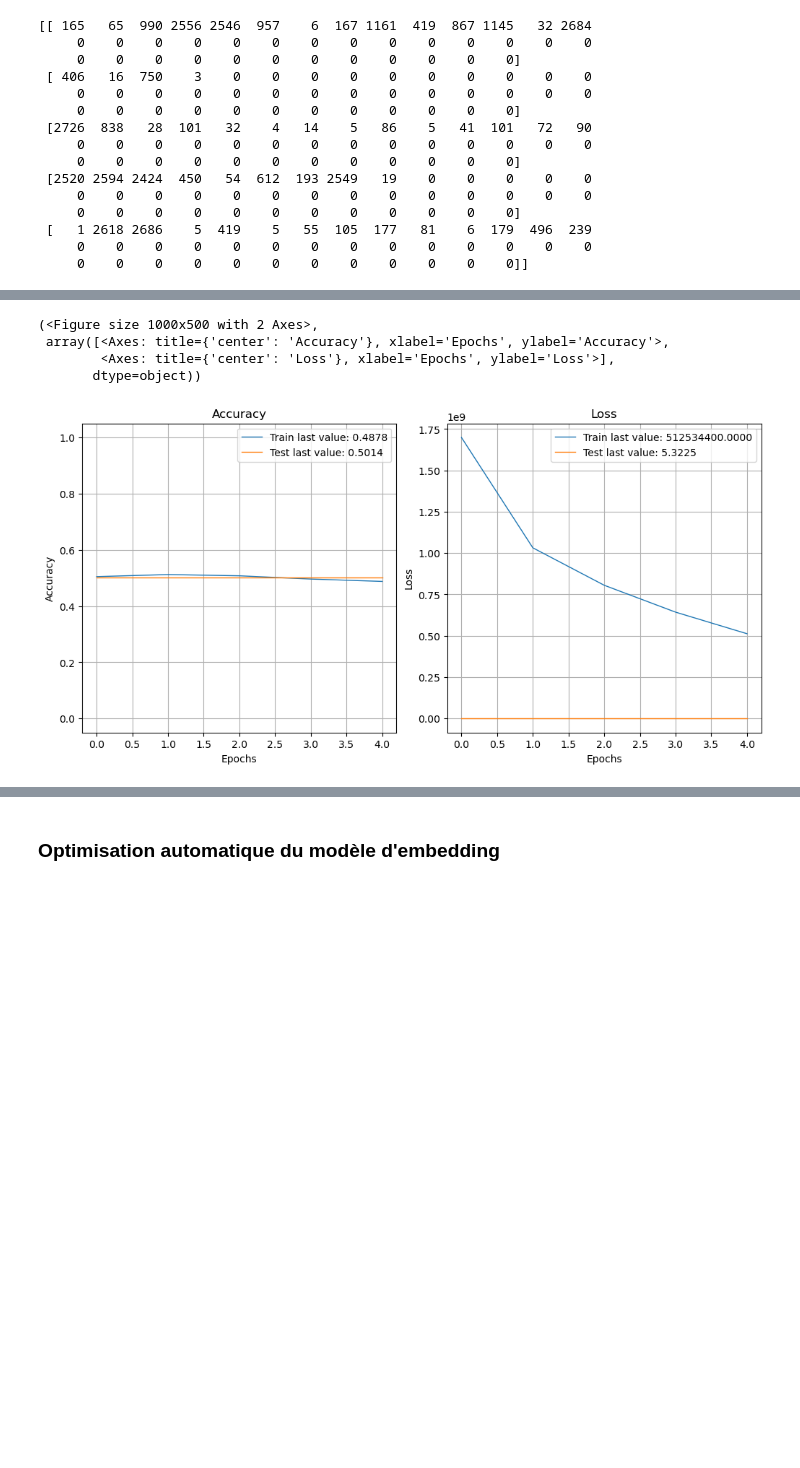
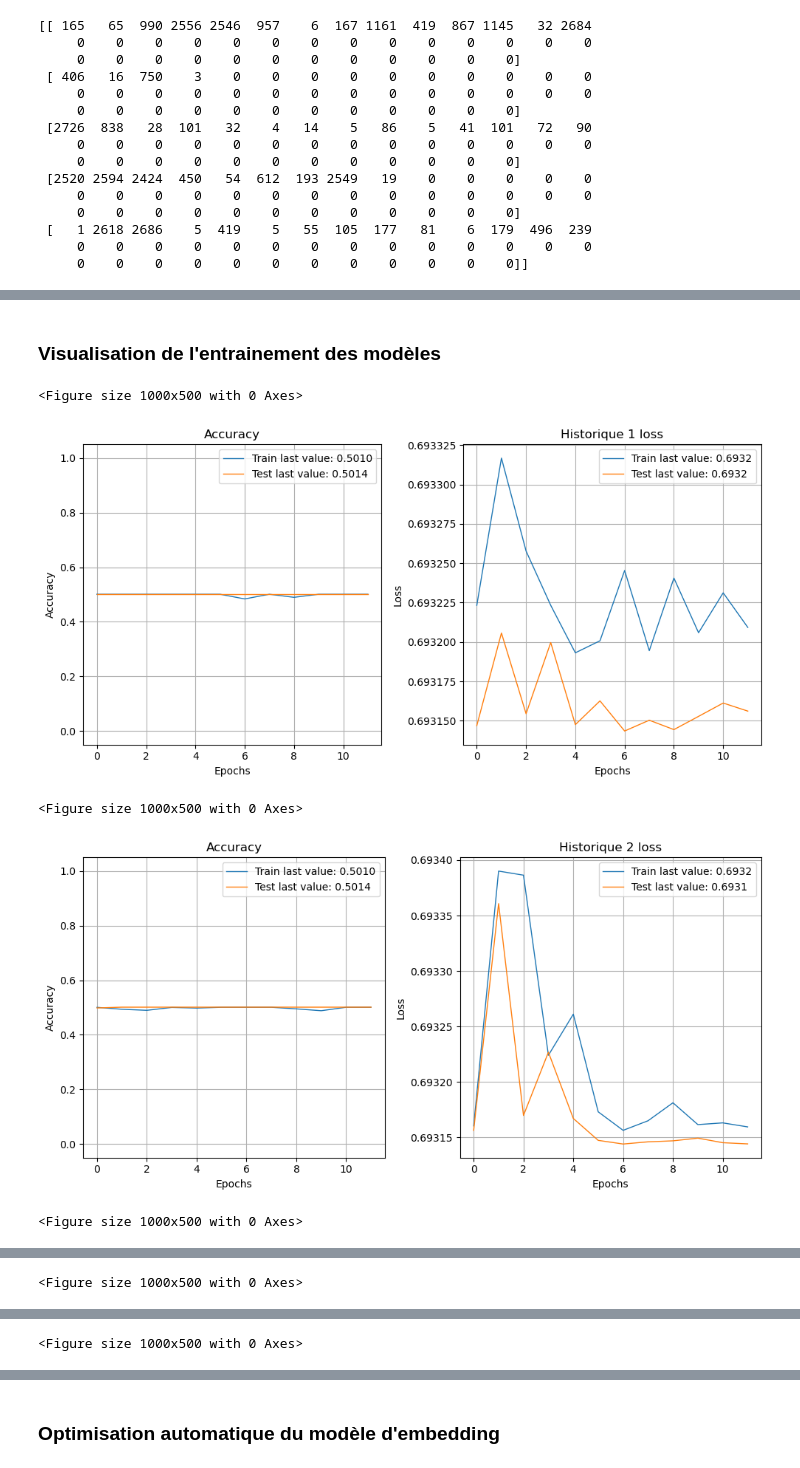
Before and after one commit to cecile-aie/oc_aiep7, a Jupyter notebook: P7_modele_avance.ipynb, the cells around one changed output, grey strips where cells are left out. Saved outputs shown, nothing was run; the diff lists cells and outputs as text; code cells hidden in the pictures; blank space fills up the shorter version.

Commit message:
Introduction de MLFlow - Structuration des tests de modèles W2Vec

```diff
--- a/P7_modele_avance.ipynb
+++ b/P7_modele_avance.ipynb
@@ -343,0 +414,10 @@ Epoch 5/5
+# %%
+# Entraînement du modèle 3 avec validation et sauvegarde de l'historique
+history_w2v_3 = model_W2v_3.fit(
+    train_padded,         # Données d'entraînement
+    y_train,              # Étiquettes d'entraînement
+    epochs=n_epchos,            # Nombre d'époques
+    batch_size=batch_size,        # Taille des batchs
+    validation_data=(test_padded, y_test),  # Validation sur les données de test
+    verbose=1             # Afficher l'évolution pendant l'entraînement
+)
@@ -343,0 +442,10 @@ Epoch 5/5
+# %%
+# Entraînement du modèle 4 avec validation et sauvegarde de l'historique
+history_w2v_4 = model_W2v_4.fit(
+    train_padded,         # Données d'entraînement
+    y_train,              # Étiquettes d'entraînement
+    epochs=n_epchos,            # Nombre d'époques
+    batch_size=batch_size,        # Taille des batchs
+    validation_data=(test_padded, y_test),  # Validation sur les données de test
+    verbose=1             # Afficher l'évolution pendant l'entraînement
+)
@@ -343,0 +470,10 @@ Epoch 5/5
+# %%
+# Entraînement du modèle 4 avec validation et sauvegarde de l'historique
+history_w2v_5 = model_W2v_5.fit(
+    train_padded,         # Données d'entraînement
+    y_train,              # Étiquettes d'entraînement
+    epochs=n_epchos,            # Nombre d'époques
+    batch_size=batch_size,        # Taille des batchs
+    validation_data=(test_padded, y_test),  # Validation sur les données de test
+    verbose=1             # Afficher l'évolution pendant l'entraînement
+)
@@ -344,3 +498,5 @@ Epoch 5/5
+# %% [markdown]
+### Visualisation de l'entrainement des modèles
 # %%
 # pip install plot-keras-history
 # Source: @software{Cappelletti_Plot_Keras_History_2022,
@@ -351,14 +507,23 @@ Epoch 5/5
 #     version = {1.1.36},
 #     year = {2022}
 # }
-# %%
-from plot_keras_history import plot_history
-
-# Plot de l'historique de l'entraînement
-plot_history(history.history)
-# %% [output]
-(<Figure size 1000x500 with 2 Axes>,
- array([<Axes: title={'center': 'Accuracy'}, xlabel='Epochs', ylabel='Accuracy'>,
-        <Axes: title={'center': 'Loss'}, xlabel='Epochs', ylabel='Loss'>],
-       dtype=object))
-[figure, removed]
+# %%
+from plot_keras_history import plot_history
+import matplotlib.pyplot as plt
+
+# Supposons que tu as plusieurs historiques
+histories = [history_w2v_1, history_w2v_2, history_w2v_3, history_w2v_4, history_w2v_5]
+
+# Afficher chaque historique dans un nouveau graphe
+for i, history in enumerate(histories):
+    plt.figure(figsize=(10, 5))  # Créer une nouvelle figure pour chaque historique
+    plot_history(history.history)  # Afficher l'historique
+    plt.title(f'Historique {i+1} loss')  # Ajouter un titre spécifique
+    plt.tight_layout()  # Ajuster les espacements
+    plt.show()
+# %% [output]
+<Figure size 1000x500 with 0 Axes>
+[figure, added]
+<Figure size 1000x500 with 0 Axes>
+[figure, added]
+<Figure size 1000x500 with 0 Axes>
@@ -364,0 +531 @@ plot_history(history.history)
+<Figure size 1000x500 with 0 Axes>
@@ -364,0 +533 @@ plot_history(history.history)
+<Figure size 1000x500 with 0 Axes>
```
Also changed, not shown: parts of 47 cells of this notebook, 1 other file.
